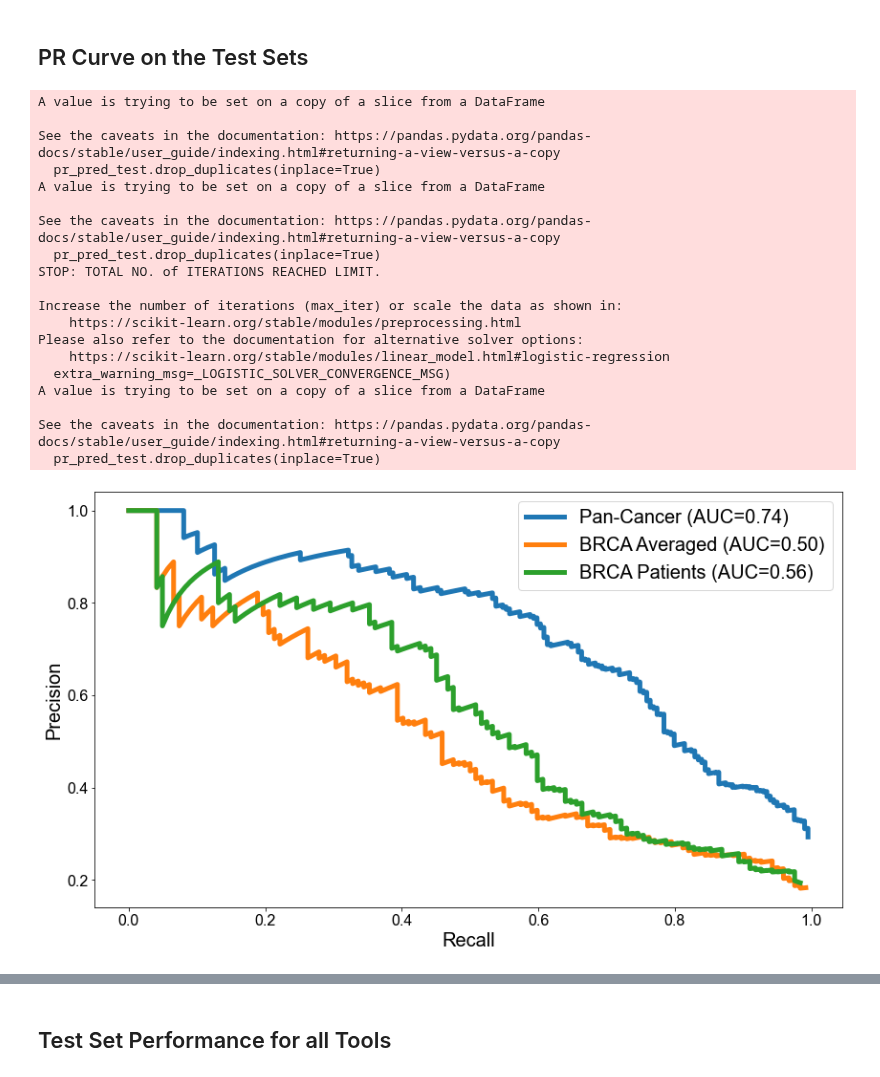
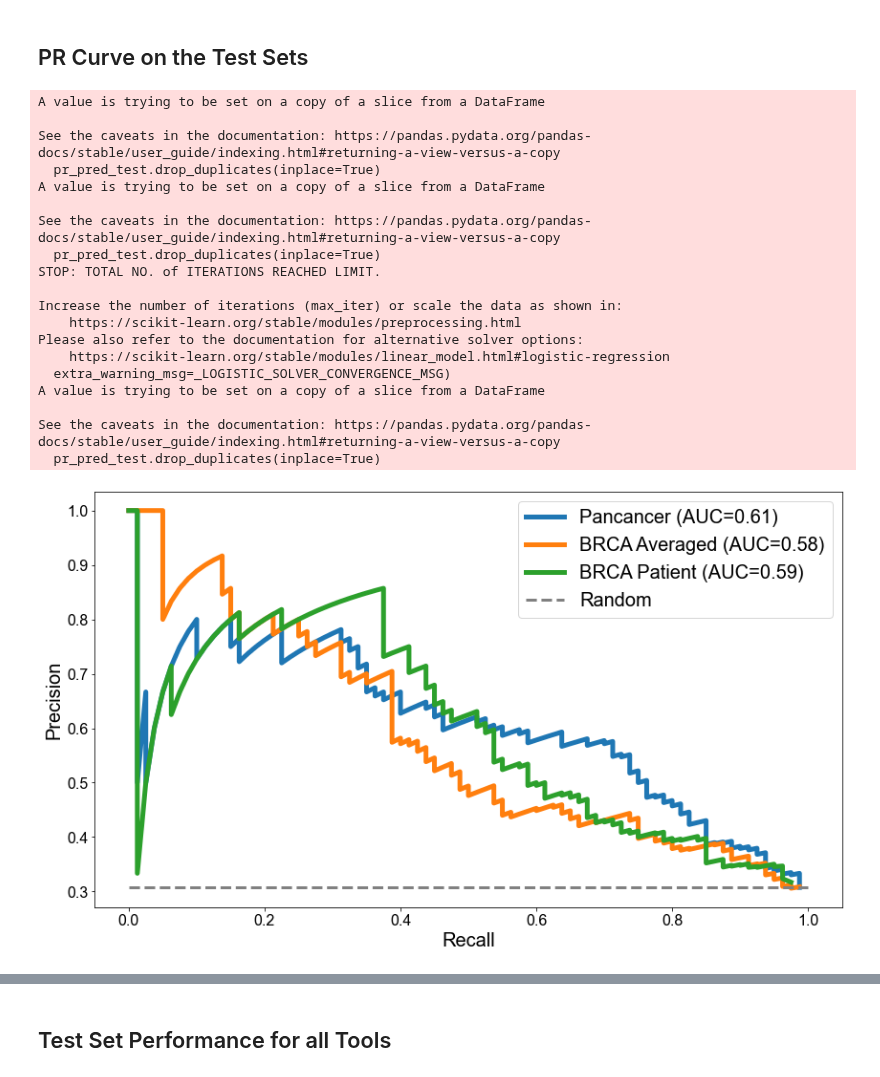
Before and after one commit to schulter/EMOGI, a Jupyter notebook: analysis/cancertype_specific_vs_pancancer.ipynb, the cells around one changed output, grey strips where cells are left out. Cells and saved outputs as stored; diff of their text form; code cells hidden in the pictures.

```diff
--- a/analysis/cancertype_specific_vs_pancancer.ipynb
+++ b/analysis/cancertype_specific_vs_pancancer.ipynb
@@ -17,9 +17,11 @@ plt.rc('font', family='Arial')
 # %%
 cancer_type = 'BRCA'
 
-brca_model_path = '../data/GCN/training/BRCA_model_averaged/'
 pancan_model_path = '../data/GCN/training/Rev1_CNA_separated_all_networks/CPDB/'
-brca_patient_model_path = '../data/GCN/training/BRCA_model_patientwise/'
+avg_model_path = '../data/GCN/training/BRCA_model_averaged/'
+patient_model_path = '../data/GCN/training/BRCA_model_patientwise/'
+#avg_model_path = '../data/GCN/training/2020_10_20_17_30_18/' # Thyroid
+#patient_model_path = '../data/GCN/training/2020_10_20_17_54_23/' # Thyroid
 # %%
 ncg_cancer_gene_path = '../data/pancancer/NCG/cancergenes_list.txt'
 oncokb_cancer_gene_path = '/project/gcn/diseasegcn/data/pancancer/oncoKB/cancerGeneList.txt'
@@ -125,8 +127,8 @@ def get_cutoff(model_dir, predictions):
 # %% [markdown]
 ## Step 1: Compute Thresholds for Both Models
 # %%
-pred_brca_model = postprocessing.load_predictions(brca_model_path)
+pred_avg_model = postprocessing.load_predictions(avg_model_path)
 pred_pancan_model = postprocessing.load_predictions(pancan_model_path)
-pred_brca_patient_model = postprocessing.load_predictions(brca_patient_model_path)
+pred_patient_model = postprocessing.load_predictions(patient_model_path)
 # %%
 thr_pancan = get_cutoff(pancan_model_path, pred_pancan_model)
@@ -277,46 +302,55 @@ Sensitivity of BRCA Patient on BRCA Training Genes: 0.68
 fig = plt.figure(figsize=(14, 8))
 c = 0
 test_set_performances = []
-labels = ['Pan-Cancer', 'BRCA Averaged', 'BRCA Patients']
-for model_dir in [pancan_model_path, brca_model_path, brca_patient_model_path]:
-    data = postprocessing.get_training_data(model_dir)
-    network, features, y_train, y_val, y_test, train_mask, val_mask, test_mask, node_names, feat_names = data
-    pred_all, pred_test = postprocessing.compute_predictions_competitors(model_dir,
+labels = ['Pancancer', '{} Averaged'.format(cancer_type), '{} Patient'.format(cancer_type)]
+data = postprocessing.get_training_data(avg_model_path)
+network, features, y_train, y_val, y_test, train_mask, val_mask, test_mask, node_names, feat_names = data
+
+# remove overlaps and construct y_true
+test_genes_pos = avg_test_genes_nooverlap
+test_genes_neg = avg_test_neg_nooverlap
+test_genes = pd.concat((test_genes_pos, test_genes_neg))
+y_true = np.concatenate((np.ones(len(test_genes_pos)), np.zeros(len(test_genes_neg))), axis=0)
+
+for model_dir in [pancan_model_path, avg_model_path, patient_model_path]:
+
+    pred_all, _ = postprocessing.compute_predictions_competitors(model_dir,
                                                                          network_name='CPDB',
                                                                          plot_correlations=False
                                                                         )
-    test_set_performances.append(pred_test)
-    y_true = y_test[test_mask == 1, 0]
+    pred_test = pred_all[pred_all.index.isin(test_genes.Name)]
+    pred_test = pred_test.reindex(test_genes.Name)
+
     pr, rec, thresholds = precision_recall_curve(y_true=y_true, probas_pred=pred_test['EMOGI'])
     aupr = average_precision_score(y_true=y_true, y_score=pred_test['EMOGI'])
     plt.plot(rec[1:], pr[1:], lw=5, label='{0}'.format(labels[c] + ' (AUC={0:.2f})'.format(aupr)))
     c += 1
 
 random_y = y_true.sum() / (y_true.sum() + y_true.shape[0] - y_true.sum())
-#plt.plot([0, 1], [random_y, random_y], color='gray', lw=3, linestyle='--', label='Random')
+plt.plot([0, 1], [random_y, random_y], color='gray', lw=3, linestyle='--', label='Random')
 plt.legend(fontsize=20)
 plt.xlabel('Recall', fontsize=20)
 plt.ylabel('Precision', fontsize=20)
 plt.tick_params(axis='both', labelsize=16)
-fig.savefig('../data/cancer_specific/brca_pr_curve.svg')
+fig.savefig('../data/cancer_specific/{}_pr_curve.svg'.format(cancer_type))
 # %% [output]
 A value is trying to be set on a copy of a slice from a DataFrame
 
 See the caveats in the documentation: https://pandas.pydata.org/pandas-docs/stable/user_guide/indexing.html#returning-a-view-versus-a-copy
   pr_pred_test.drop_duplicates(inplace=True)
 A value is trying to be set on a copy of a slice from a DataFrame
 
 See the caveats in the documentation: https://pandas.pydata.org/pandas-docs/stable/user_guide/indexing.html#returning-a-view-versus-a-copy
   pr_pred_test.drop_duplicates(inplace=True)
 STOP: TOTAL NO. of ITERATIONS REACHED LIMIT.
 
 Increase the number of iterations (max_iter) or scale the data as shown in:
     https://scikit-learn.org/stable/modules/preprocessing.html
 Please also refer to the documentation for alternative solver options:
     https://scikit-learn.org/stable/modules/linear_model.html#logistic-regression
   extra_warning_msg=_LOGISTIC_SOLVER_CONVERGENCE_MSG)
 A value is trying to be set on a copy of a slice from a DataFrame
 
 See the caveats in the documentation: https://pandas.pydata.org/pandas-docs/stable/user_guide/indexing.html#returning-a-view-versus-a-copy
   pr_pred_test.drop_duplicates(inplace=True)
-[figure, old version]
+[figure, new version]
```
Also changed, not shown: parts of 13 cells of this notebook.
